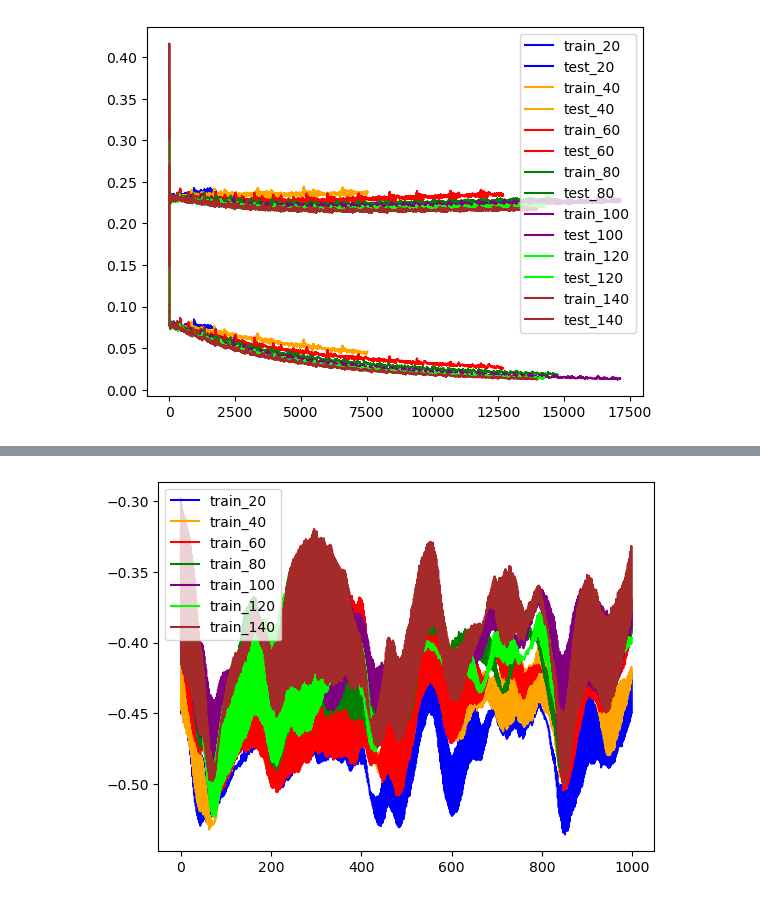
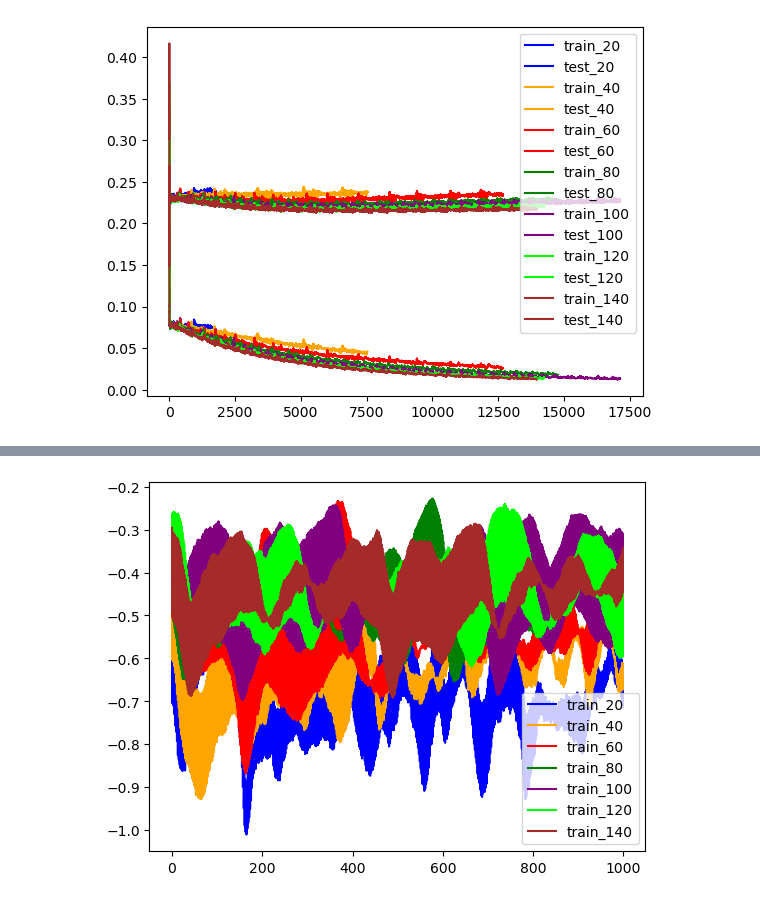
Before and after one commit to mini-batch/neural_net_generalisation, a Jupyter notebook: misc/slope_increase_test.ipynb, the cells around one changed output, grey strips where cells are left out. Saved outputs shown, nothing was run; the diff lists cells and outputs as text; code cells hidden in the pictures.

```diff
--- a/misc/slope_increase_test.ipynb
+++ b/misc/slope_increase_test.ipynb
@@ -570,11 +570,11 @@ for i, num in enumerate([20,40,60,80,100,120,140]):
 # %%
 colours = ["blue", "orange", "red", "green", "purple", "lime", "brown"]
 for i, num in enumerate([20,40,60,80,100,120,140]):
-    jv_products, weight_update_norms = results[f"model_{num}"]["jv_products"][-1000:], results[f"model_{num}"]["weight_update_norms"][-1000:]
+    jv_products, j_norms = results[f"model_{num}"]["jv_products"][-1000:], results[f"model_{num}"]["j_norms"][-1000:]
     plt.plot(np.multiply(j_norms, jv_products), label=f"train_{num}", color=colours[i])
     plt.legend()
 # %% [output]
-[figure, old version]
+[figure, new version]
 # %%
 colours = ["blue", "orange", "red", "green", "purple", "lime", "brown"]
 for i, num in enumerate([20,40,60,80,100,120,140]):
```
Also changed, not shown: parts of 9 cells of this notebook.
